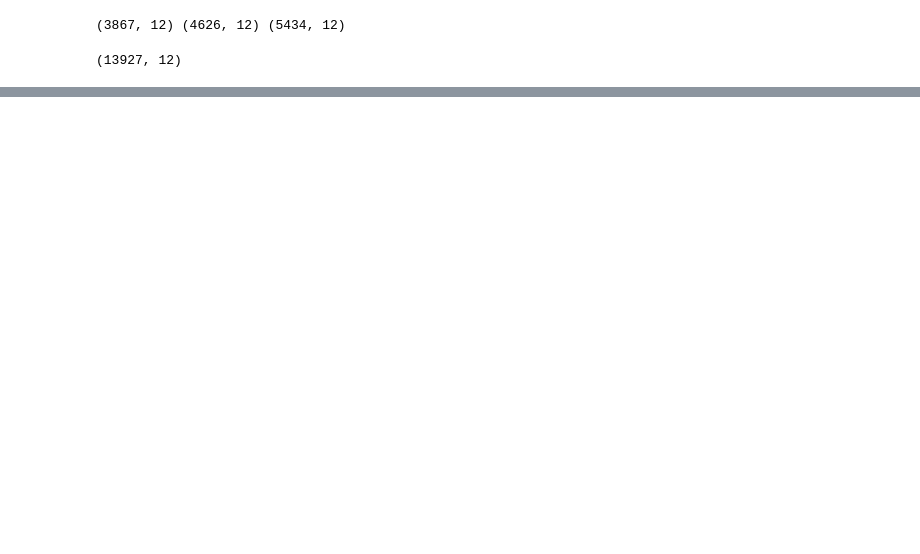
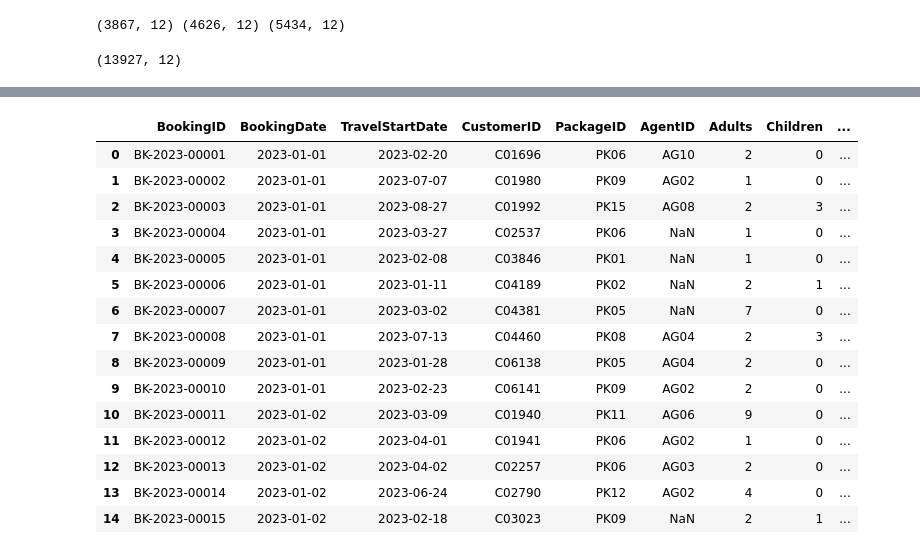
Before and after one commit to emilioochieng/bookings_project, a Jupyter notebook: notebooks/bookings_analytics.ipynb, the cells around one changed output, grey strips where cells are left out. Drawn from its saved outputs; the diff is of its cells as text; code cells hidden in the pictures; blank space fills up the shorter version.

```diff
--- a/notebooks/bookings_analytics.ipynb
+++ b/notebooks/bookings_analytics.ipynb
@@ -36,0 +218,3 @@ df["AgentClean"] = df["AgentID"].fillna("Unknown")
+# %%
+df["Travellers"] = df["Adults"] + df["Children"]
+df.head()
@@ -36,0 +238,20 @@ df["AgentClean"] = df["AgentID"].fillna("Unknown")
+# %%
+df["Discount"] = df["Grossvalue"] * df["DiscountPctClean"]
+df.head(15)
+# %% [output]
+|  | BookingID | BookingDate | TravelStartDate | CustomerID | PackageID | AgentID | Adults | Children | ... |
+| 0 | BK-2023-00001 | 2023-01-01 | 2023-02-20 | C01696 | PK06 | AG10 | 2 | 0 | ... |
+| 1 | BK-2023-00002 | 2023-01-01 | 2023-07-07 | C01980 | PK09 | AG02 | 1 | 0 | ... |
+| 2 | BK-2023-00003 | 2023-01-01 | 2023-08-27 | C01992 | PK15 | AG08 | 2 | 3 | ... |
+| 3 | BK-2023-00004 | 2023-01-01 | 2023-03-27 | C02537 | PK06 | NaN | 1 | 0 | ... |
+| 4 | BK-2023-00005 | 2023-01-01 | 2023-02-08 | C03846 | PK01 | NaN | 1 | 0 | ... |
+| 5 | BK-2023-00006 | 2023-01-01 | 2023-01-11 | C04189 | PK02 | NaN | 2 | 1 | ... |
+| 6 | BK-2023-00007 | 2023-01-01 | 2023-03-02 | C04381 | PK05 | NaN | 7 | 0 | ... |
+| 7 | BK-2023-00008 | 2023-01-01 | 2023-07-13 | C04460 | PK08 | AG04 | 2 | 3 | ... |
+| 8 | BK-2023-00009 | 2023-01-01 | 2023-01-28 | C06138 | PK05 | AG04 | 2 | 0 | ... |
+| 9 | BK-2023-00010 | 2023-01-01 | 2023-02-23 | C06141 | PK09 | AG02 | 2 | 0 | ... |
+| 10 | BK-2023-00011 | 2023-01-02 | 2023-03-09 | C01940 | PK11 | AG06 | 9 | 0 | ... |
+| 11 | BK-2023-00012 | 2023-01-02 | 2023-04-01 | C01941 | PK06 | AG02 | 1 | 0 | ... |
+| 12 | BK-2023-00013 | 2023-01-02 | 2023-04-02 | C02257 | PK06 | AG03 | 2 | 0 | ... |
+| 13 | BK-2023-00014 | 2023-01-02 | 2023-06-24 | C02790 | PK12 | AG02 | 4 | 0 | ... |
+| 14 | BK-2023-00015 | 2023-01-02 | 2023-02-18 | C03023 | PK09 | NaN | 2 | 1 | ... |
```
Also changed, not shown: parts of 60 cells of this notebook, 9 other files.
